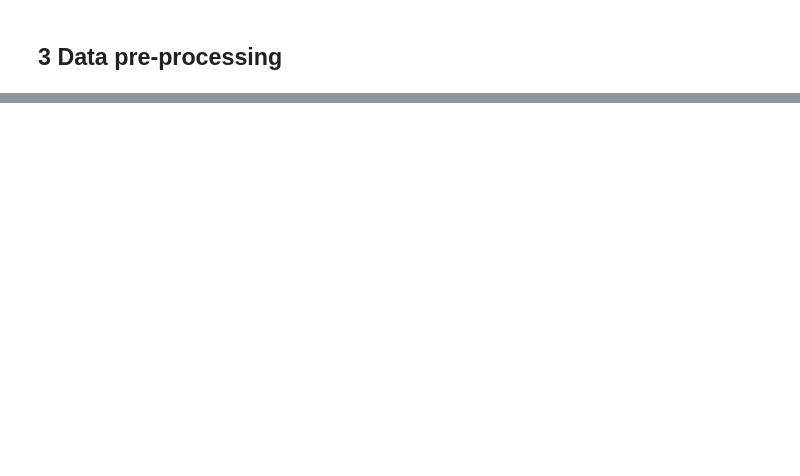
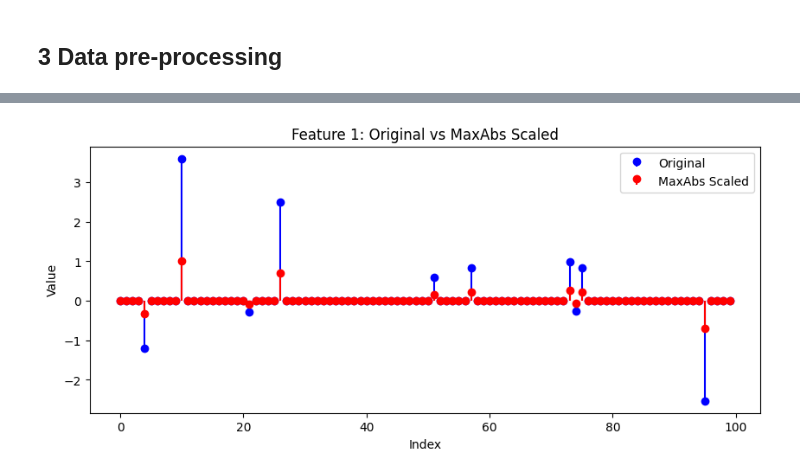
Before and after one commit to msboralugoda/Pattern-Recognition, a Jupyter notebook: EN3150_Assignment1.ipynb, the cells around one changed output, grey strips where cells are left out. Saved outputs shown, nothing was run; the diff lists cells and outputs as text; code cells hidden in the pictures; blank space fills up the shorter version.

```diff
--- a/EN3150_Assignment1.ipynb
+++ b/EN3150_Assignment1.ipynb
@@ -161,0 +199,38 @@ plt.show()
+# %%
+import numpy as np
+import matplotlib.pyplot as plt
+from sklearn.preprocessing import MaxAbsScaler
+
+# Generate Feature 1 (same as assignment code)
+def generate_signal(signal_length, num_nonzero):
+    sig = np.zeros(signal_length)
+    idx = np.random.choice(signal_length, num_nonzero, replace=False)
+    sig[idx] = 10 * np.random.randn(num_nonzero)
+    return sig
+
+signal_length = 100
+num_nonzero = 10
+your_index_no = 220074
+
+f1 = generate_signal(signal_length, num_nonzero)
+val10 = (your_index_no % 10) * 2 + 10
+if (your_index_no % 10) == 0:
+    val10 = np.random.randn(1) + 30
+f1[10] = val10
+f1 = f1 / 5.0
+
+# Apply MaxAbsScaler
+scaler = MaxAbsScaler()
+f1_scaled = scaler.fit_transform(f1.reshape(-1, 1)).ravel()
+
+# Plot original vs scaled
+plt.figure(figsize=(10,4))
+plt.stem(f1, linefmt='b-', markerfmt='bo', basefmt=' ', label="Original")
+plt.stem(f1_scaled, linefmt='r-', markerfmt='ro', basefmt=' ', label="MaxAbs Scaled")
+plt.title("Feature 1: Original vs MaxAbs Scaled")
+plt.xlabel("Index")
+plt.ylabel("Value")
+plt.legend()
+plt.show()
+# %% [output]
+[figure, added]
```
Also changed, not shown: parts of 16 cells of this notebook.
